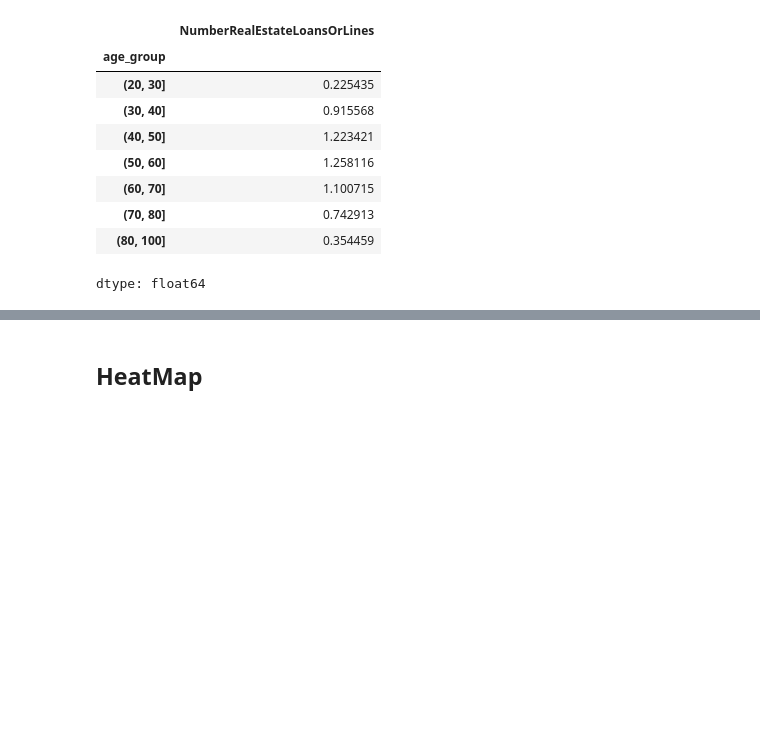
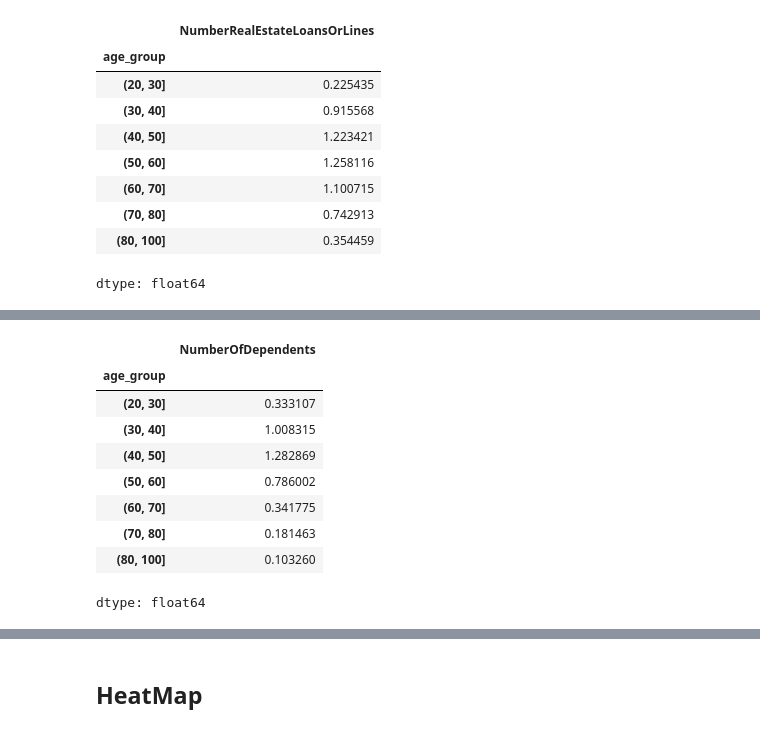
Before and after one commit to THEWACHER1103/analisis_crediticio, a Jupyter notebook: Analisis_crediticio.ipynb, the cells around one changed output, grey strips where cells are left out. Cells and saved outputs as stored; diff of their text form; code cells hidden in the pictures; blank space fills up the shorter version.

```diff
--- a/Analisis_crediticio.ipynb
+++ b/Analisis_crediticio.ipynb
@@ -406,0 +440,17 @@ dtype: float64
+# %%
+df[['age', 'NumberOfDependents']].corr(method='spearman')
+df['age_group'] = pd.cut(
+    df['age'],
+    bins=[20,30,40,50,60,70,80,100])
+df.groupby('age_group')['NumberOfDependents'].mean()
+# %% [output]
+|  | NumberOfDependents |
+| age_group |  |
+| (20, 30] | 0.333107 |
+| (30, 40] | 1.008315 |
+| (40, 50] | 1.282869 |
+| (50, 60] | 0.786002 |
+| (60, 70] | 0.341775 |
+| (70, 80] | 0.181463 |
+| (80, 100] | 0.103260 |
+dtype: float64
```
Also changed, not shown: parts of 7 cells of this notebook.
